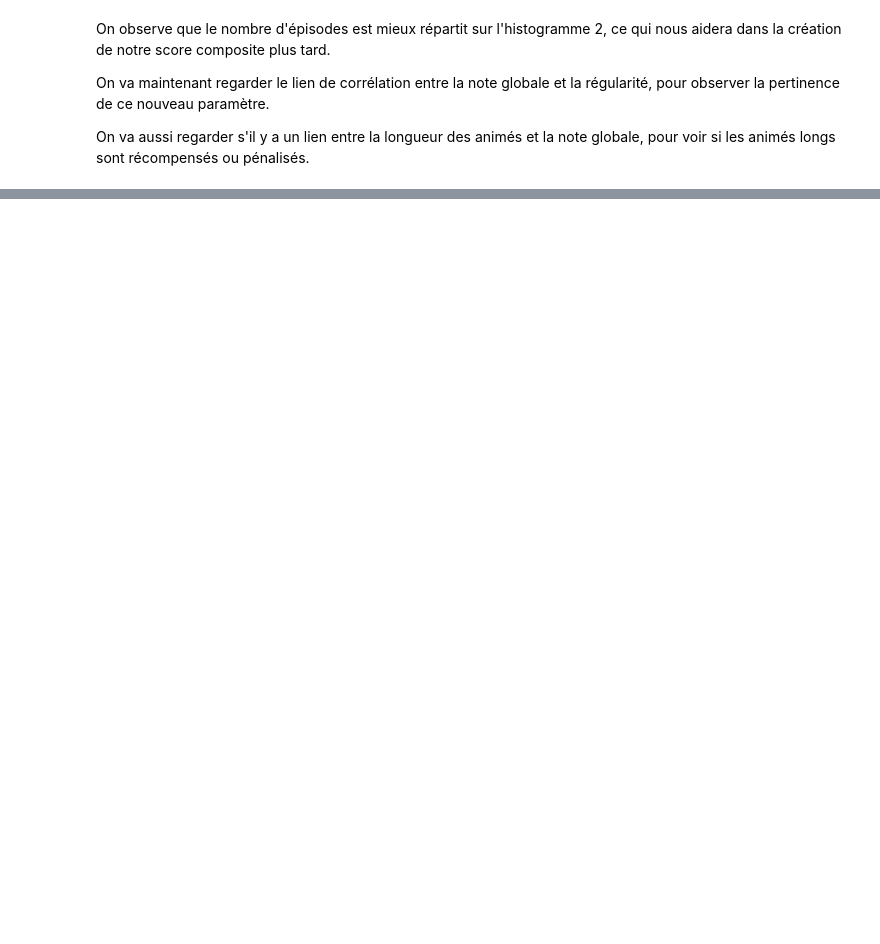
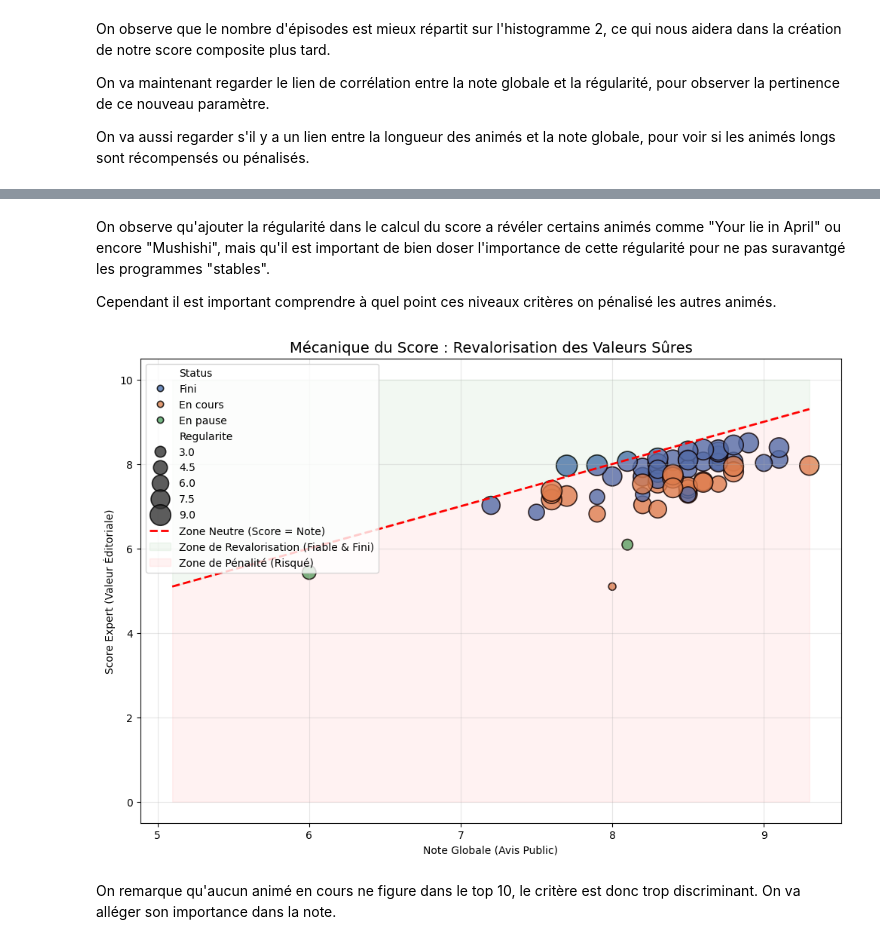
Before and after one commit to NoeChv-n/lemeilleur-anime, a Jupyter notebook: lemeilleuranime.ipynb, the cells around one changed output, grey strips where cells are left out. Drawn from its saved outputs; the diff is of its cells as text; code cells hidden in the pictures; blank space fills up the shorter version.

```diff
--- a/lemeilleuranime.ipynb
+++ b/lemeilleuranime.ipynb
@@ -240,0 +364,13 @@ On voit que beaucoup de séries longues ont une régularité assez basse. Sans d
+# %%
+df['Score_Secu'] = (df['Note_Globale']*0.4) + (df['Regularite']*0.5) + (df['Note_Engagement']*0.05) + (df['Note_Status']*0.05)
+
+df['Score_Quali'] = (df['Note_Globale']*0.8) + (df['Regularite']*0.1) + (df['Note_Engagement']*0.1) + (df['Note_Status']*0)
+
+df['Rang_Expert'] = df['Score_Complexe'].rank(ascending=False)
+df['Rang_Secu'] = df['Score_Secu'].rank(ascending=False)
+df['Rang_Quali'] = df['Score_Quali'].rank(ascending=False)
+
+print("\n--- TEST DE ROBUSTESSE (Sensibilité) ---")
+
+cols_sensi = ['Anime', 'Rang_Expert', 'Rang_Secu', 'Rang_Quali']
+display(df.sort_values('Score_Complexe', ascending=False).head(5)[cols_sensi])
@@ -240,0 +385,35 @@ On voit que beaucoup de séries longues ont une régularité assez basse. Sans d
+# %% [markdown]
+On observe qu'ajouter la régularité dans le calcul du score a révéler certains animés comme "Your lie in April" ou encore "Mushishi", mais qu'il est important de bien doser l'importance de cette régularité pour ne pas suravantgé les programmes "stables".
+
+Cependant il est important comprendre à quel point ces niveaux critères on pénalisé les autres animés.
+# %%
+plt.figure(figsize=(12, 8))
+
+sns.scatterplot(
+    data=df,
+    x='Note_Globale',
+    y='Score_Complexe',
+    hue='Status',
+    size='Regularite',
+    sizes=(50, 400),
+    palette='deep',
+    alpha=0.8,
+    edgecolor='black'
+)
+
+
+lims = [df['Score_Complexe'].min(), df['Note_Globale'].max()]
+plt.plot(lims, lims, color='red', linestyle='--', linewidth=2, label='Zone Neutre (Score = Note)')
+plt.fill_between(lims, lims, [10, 10], color='green', alpha=0.05, label='Zone de Revalorisation (Fiable & Fini)')
+plt.fill_between(lims, [0, 0], lims, color='red', alpha=0.05, label='Zone de Pénalité (Risqué)')
+
+plt.title("Mécanique du Score : Revalorisation des Valeurs Sûres", fontsize=14)
+plt.xlabel("Note Globale (Avis Public)")
+plt.ylabel("Score Expert (Valeur Éditoriale)")
+plt.legend(loc='upper left')
+plt.grid(True, alpha=0.3)
+plt.show()
+# %% [output]
+[figure, added]
+# %% [markdown]
+On remarque qu'aucun animé en cours ne figure dans le top 10, le critère est donc trop discriminant. On va alléger son importance dans la note.
```
Also changed, not shown: parts of 35 cells of this notebook.
